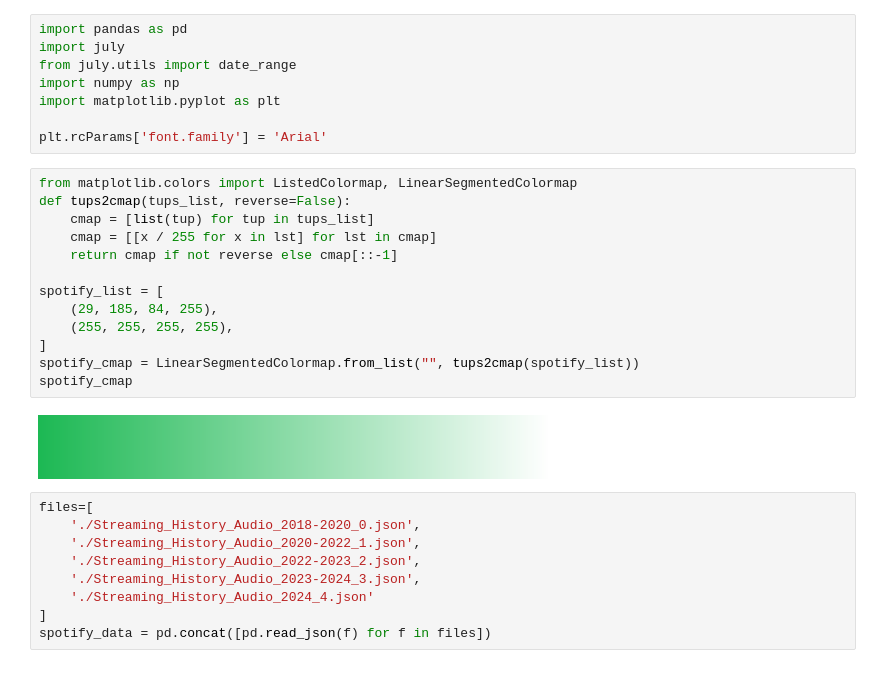
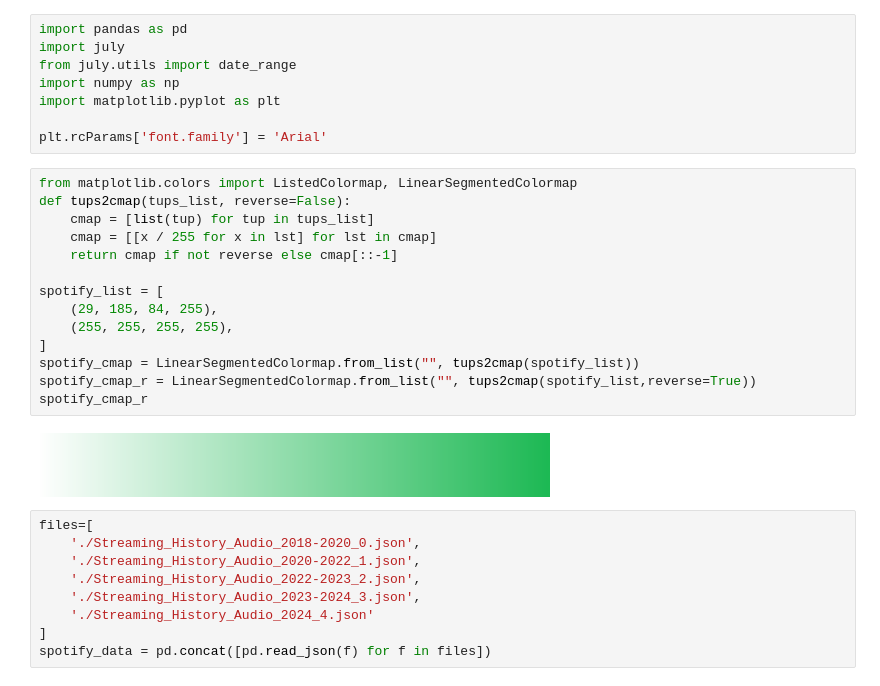
Before and after one commit to Th1nhNg0/Spotify-Extended-Streaming-History, a Jupyter notebook: Untitled-1.ipynb, the cells around one changed output. Saved outputs shown, nothing was run; the diff lists cells and outputs as text.

```diff
--- a/Untitled-1.ipynb
+++ b/Untitled-1.ipynb
@@ -9,18 +9,19 @@ plt.rcParams['font.family'] = 'Arial'
 # %%
 from matplotlib.colors import ListedColormap, LinearSegmentedColormap
 def tups2cmap(tups_list, reverse=False):
     cmap = [list(tup) for tup in tups_list]
     cmap = [[x / 255 for x in lst] for lst in cmap]
     return cmap if not reverse else cmap[::-1]
 
 spotify_list = [
     (29, 185, 84, 255),
     (255, 255, 255, 255),
 ]
 spotify_cmap = LinearSegmentedColormap.from_list("", tups2cmap(spotify_list))
-spotify_cmap
+spotify_cmap_r = LinearSegmentedColormap.from_list("", tups2cmap(spotify_list,reverse=True))
+spotify_cmap_r
 # %% [output]
-[figure, old version]
+[figure, new version]
 # %%
 files=[
     './Streaming_History_Audio_2018-2020_0.json',
```
Also changed, not shown: parts of 1 cell of this notebook, 1 other file.
